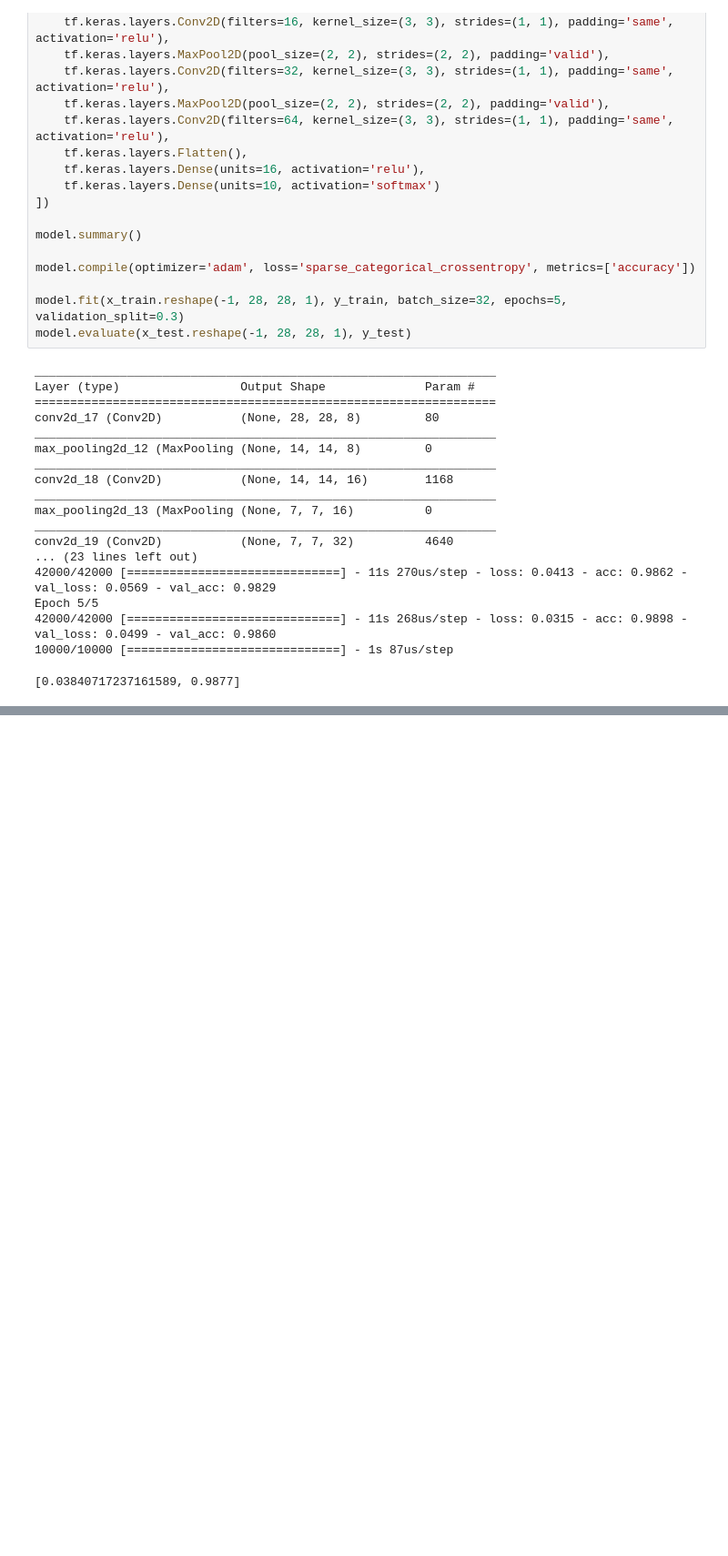
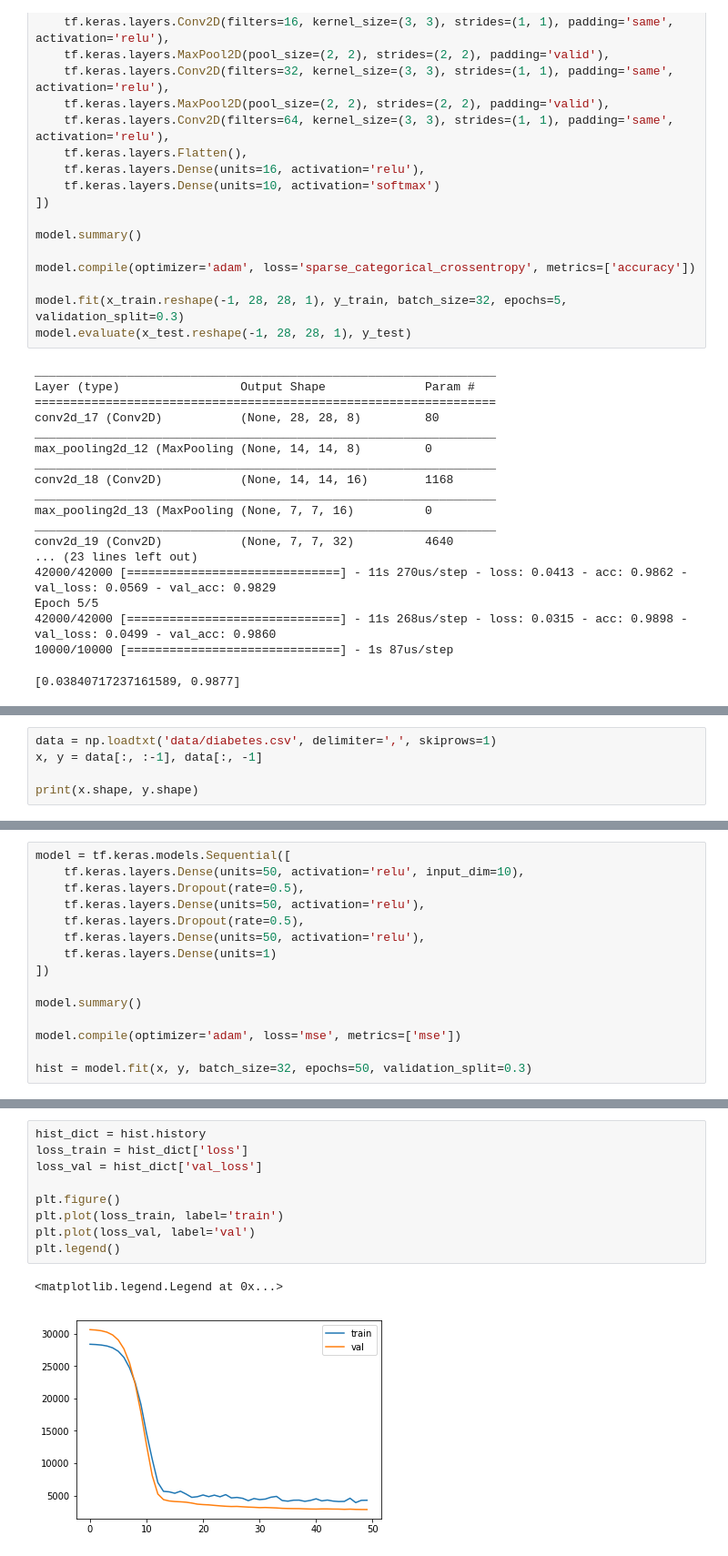
Before and after one commit to arnaldog12/minicurso-tensorflow, a Jupyter notebook: Tensorflow.ipynb, the cells around one changed output, grey strips where cells are left out. Shown at 91% size. Saved outputs shown, nothing was run; the diff lists cells and outputs as text; blank space fills up the shorter version.

```diff
--- a/Tensorflow.ipynb
+++ b/Tensorflow.ipynb
@@ -262,0 +266,5 @@ Epoch 5/5
+# %%
+data = np.loadtxt('data/diabetes.csv', delimiter=',', skiprows=1)
+x, y = data[:, :-1], data[:, -1]
+
+print(x.shape, y.shape)
@@ -262,0 +273,15 @@ Epoch 5/5
+# %%
+model = tf.keras.models.Sequential([
+    tf.keras.layers.Dense(units=50, activation='relu', input_dim=10),
+    tf.keras.layers.Dropout(rate=0.5),
+    tf.keras.layers.Dense(units=50, activation='relu'),
+    tf.keras.layers.Dropout(rate=0.5),
+    tf.keras.layers.Dense(units=50, activation='relu'),
+    tf.keras.layers.Dense(units=1)
+])
+
+model.summary()
+
+model.compile(optimizer='adam', loss='mse', metrics=['mse'])
+
+hist = model.fit(x, y, batch_size=32, epochs=50, validation_split=0.3)
@@ -262,0 +306,12 @@ Epoch 5/5
+# %%
+hist_dict = hist.history
+loss_train = hist_dict['loss']
+loss_val = hist_dict['val_loss']
+
+plt.figure()
+plt.plot(loss_train, label='train')
+plt.plot(loss_val, label='val')
+plt.legend()
+# %% [output]
+<matplotlib.legend.Legend at 0x...>
+[figure, added]
```
Also changed, not shown: parts of 4 cells of this notebook.
